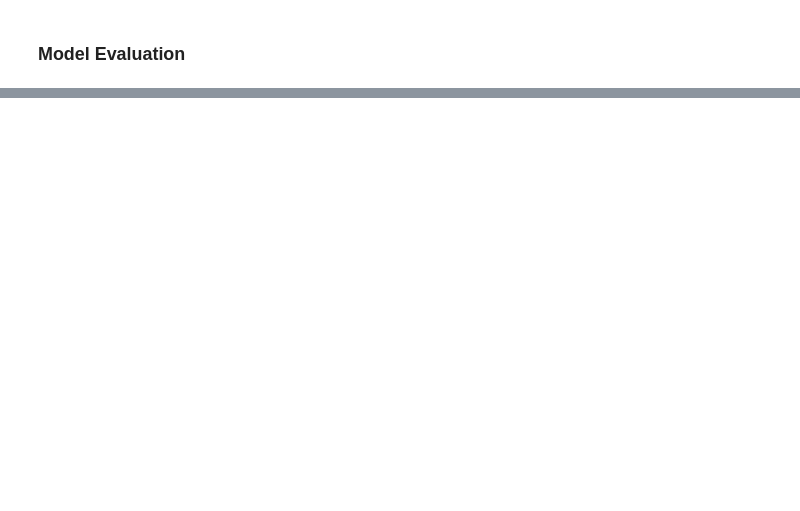
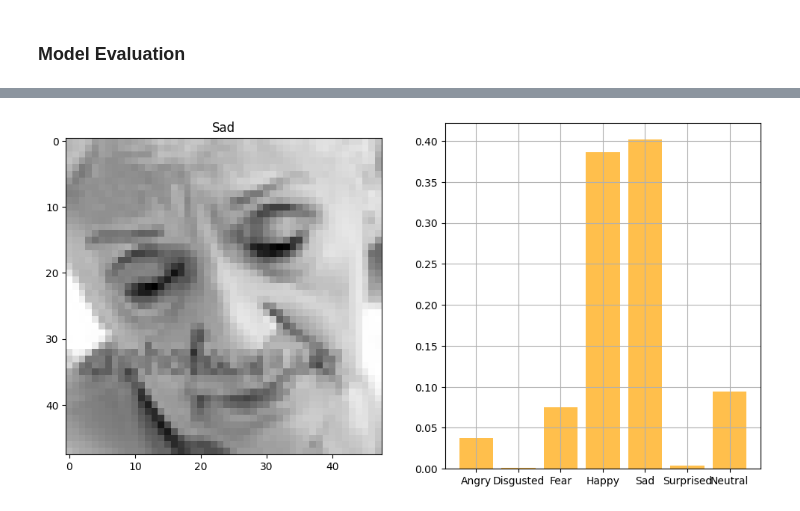
Before and after one commit to Ammar-creator-cmd/DataVisualization, a Jupyter notebook: Emotion_Detector.ipynb, the cells around one changed output, grey strips where cells are left out. Drawn from its saved outputs; the diff is of its cells as text; code cells hidden in the pictures; blank space fills up the shorter version.

```diff
--- a/Emotion_Detector.ipynb
+++ b/Emotion_Detector.ipynb
@@ -360,0 +390,4 @@ plt.legend()  # Add a legend to the plot
+# %%
+plot_image_and_emotion(test_image_array, test_image_label, pred_test_labels, 600)
+# %% [output]
+[figure, added]
```
Also changed, not shown: parts of 10 cells of this notebook.
